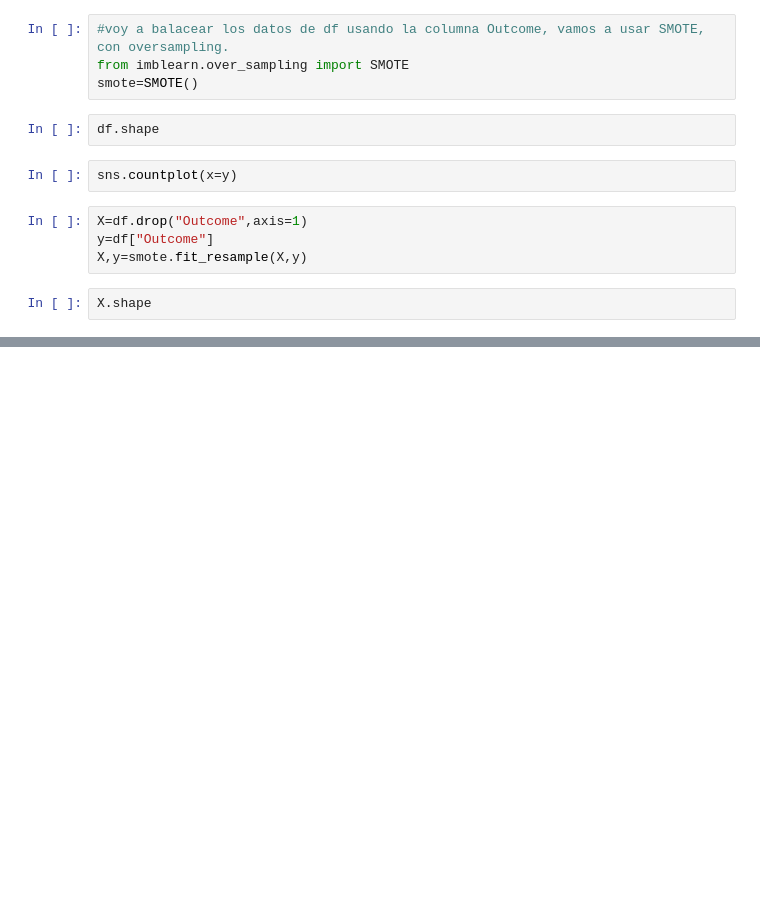
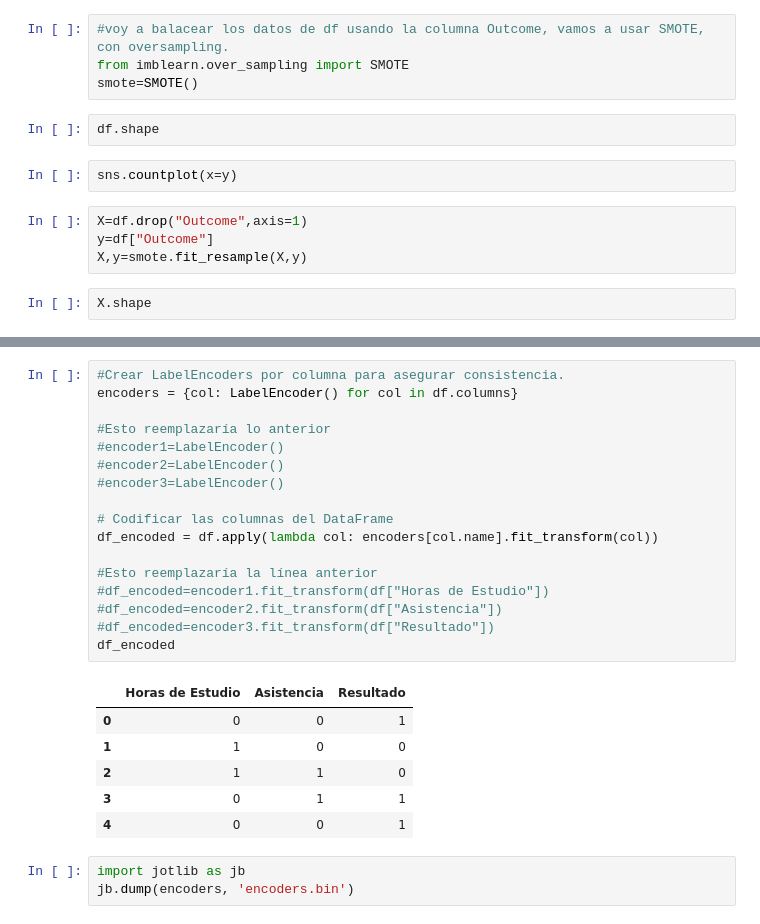
Before and after one commit to RalphCastellanosCouott/Curso-Inteligencia-Artificial, a Jupyter notebook: EDA_Apuntes_de_Clase.ipynb, the cells around one changed output, grey strips where cells are left out. Saved outputs shown, nothing was run; the diff lists cells and outputs as text; blank space fills up the shorter version.

```diff
--- a/EDA_Apuntes_de_Clase.ipynb
+++ b/EDA_Apuntes_de_Clase.ipynb
@@ -1305,0 +1335,27 @@ X.shape
+# %%
+#Crear LabelEncoders por columna para asegurar consistencia.
+encoders = {col: LabelEncoder() for col in df.columns}
+
+#Esto reemplazaría lo anterior
+#encoder1=LabelEncoder()
+#encoder2=LabelEncoder()
+#encoder3=LabelEncoder()
+
+# Codificar las columnas del DataFrame
+df_encoded = df.apply(lambda col: encoders[col.name].fit_transform(col))
+
+#Esto reemplazaría la línea anterior
+#df_encoded=encoder1.fit_transform(df["Horas de Estudio"])
+#df_encoded=encoder2.fit_transform(df["Asistencia"])
+#df_encoded=encoder3.fit_transform(df["Resultado"])
+df_encoded
+# %% [output]
+|  | Horas de Estudio | Asistencia | Resultado |
+| 0 | 0 | 0 | 1 |
+| 1 | 1 | 0 | 0 |
+| 2 | 1 | 1 | 0 |
+| 3 | 0 | 1 | 1 |
+| 4 | 0 | 0 | 1 |
+# %%
+import jotlib as jb
+jb.dump(encoders, 'encoders.bin')
```
Also changed, not shown: parts of 11 cells of this notebook.
